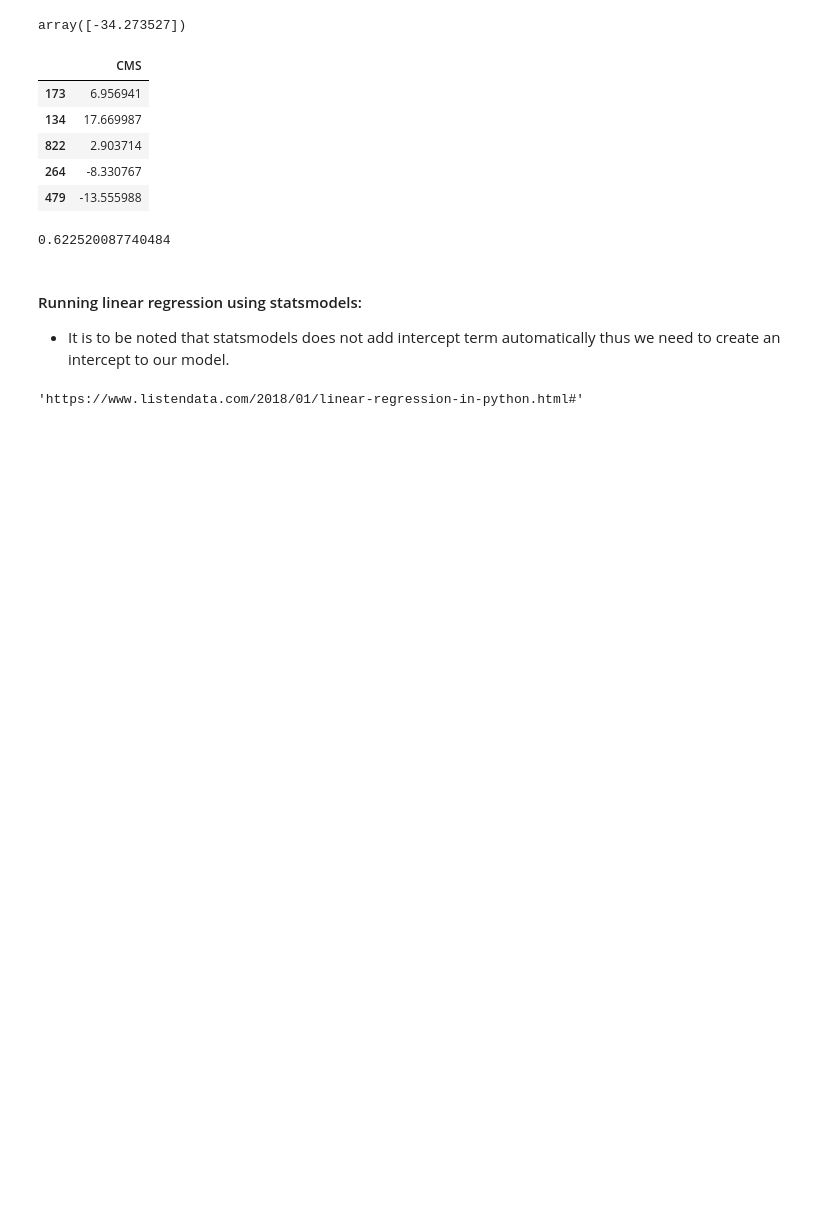
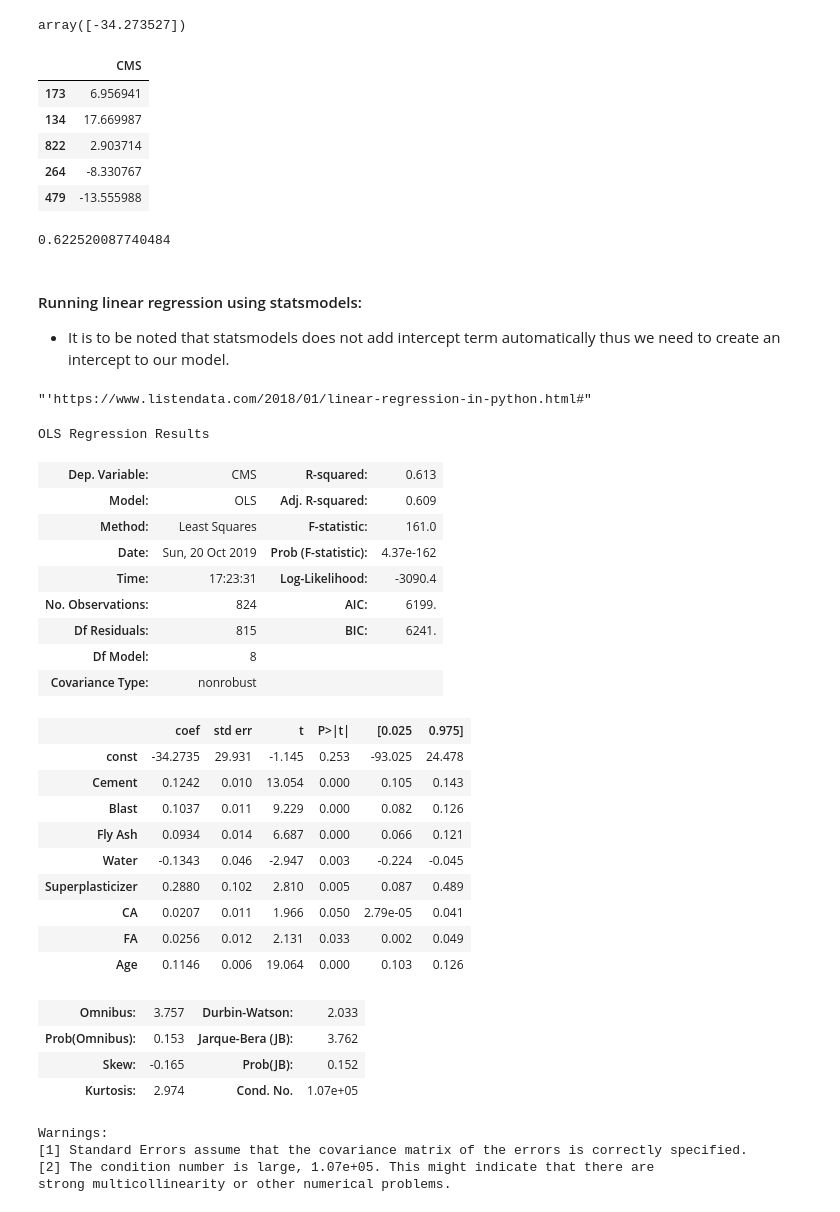
Before and after one commit to TJ-DS/MachineLearning, a Jupyter notebook: LinearRegression/LinerRegression_Understanding.ipynb, the cells around one changed output. Saved outputs shown, nothing was run; the diff lists cells and outputs as text; code cells hidden in the pictures; blank space fills up the shorter version.

```diff
--- a/LinearRegression/LinerRegression_Understanding.ipynb
+++ b/LinearRegression/LinerRegression_Understanding.ipynb
@@ -709,6 +827,8 @@ r2_score(y_test, y_pred)
 - It is to be noted that statsmodels does not add intercept term automatically thus we need to create an intercept to our model.
 # %%
 import statsmodels
-'''https://www.listendata.com/2018/01/linear-regression-in-python.html#'''
+import statsmodels.api as sma
+import statsmodels.formula.api as sm
+''''https://www.listendata.com/2018/01/linear-regression-in-python.html#'''
 # %% [output]
-'https://www.listendata.com/2018/01/linear-regression-in-python.html#'
+"'https://www.listendata.com/2018/01/linear-regression-in-python.html#"
@@ -716,0 +835,36 @@ import statsmodels.formula.api as smf
+# %%
+X_train = sma.add_constant(x_train) ## let's add an intercept (beta_0) to our model
+X_test = sma.add_constant(x_test)
+# %%
+lm2 = sma.OLS(y_train,X_train).fit()
+# %%
+lm2.summary()
+# %% [output]
+OLS Regression Results
+| Dep. Variable: | CMS | R-squared: | 0.613 |
+| Model: | OLS | Adj. R-squared: | 0.609 |
+| Method: | Least Squares | F-statistic: | 161.0 |
+| Date: | Sun, 20 Oct 2019 | Prob (F-statistic): | 4.37e-162 |
+| Time: | 17:23:31 | Log-Likelihood: | -3090.4 |
+| No. Observations: | 824 | AIC: | 6199. |
+| Df Residuals: | 815 | BIC: | 6241. |
+| Df Model: | 8 |  |  |
+| Covariance Type: | nonrobust |  |  |
+|  | coef | std err | t | P>|t| | [0.025 | 0.975] |
+| const | -34.2735 | 29.931 | -1.145 | 0.253 | -93.025 | 24.478 |
+| Cement | 0.1242 | 0.010 | 13.054 | 0.000 | 0.105 | 0.143 |
+| Blast | 0.1037 | 0.011 | 9.229 | 0.000 | 0.082 | 0.126 |
+| Fly Ash | 0.0934 | 0.014 | 6.687 | 0.000 | 0.066 | 0.121 |
+| Water | -0.1343 | 0.046 | -2.947 | 0.003 | -0.224 | -0.045 |
+| Superplasticizer | 0.2880 | 0.102 | 2.810 | 0.005 | 0.087 | 0.489 |
+| CA | 0.0207 | 0.011 | 1.966 | 0.050 | 2.79e-05 | 0.041 |
+| FA | 0.0256 | 0.012 | 2.131 | 0.033 | 0.002 | 0.049 |
+| Age | 0.1146 | 0.006 | 19.064 | 0.000 | 0.103 | 0.126 |
+| Omnibus: | 3.757 | Durbin-Watson: | 2.033 |
+| Prob(Omnibus): | 0.153 | Jarque-Bera (JB): | 3.762 |
+| Skew: | -0.165 | Prob(JB): | 0.152 |
+| Kurtosis: | 2.974 | Cond. No. | 1.07e+05 |
+Warnings:
+[1] Standard Errors assume that the covariance matrix of the errors is correctly specified.
+[2] The condition number is large, 1.07e+05. This might indicate that there are
+strong multicollinearity or other numerical problems.
```
Also changed, not shown: parts of 43 cells of this notebook, 8 other files.
